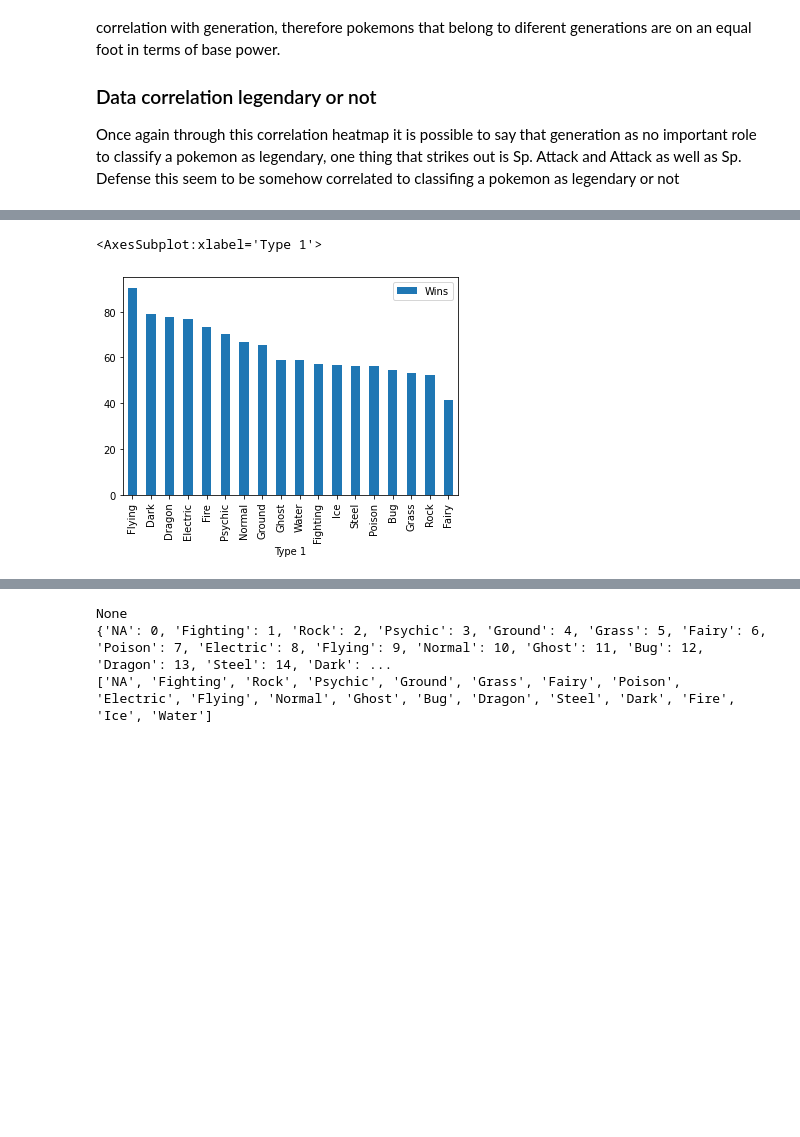
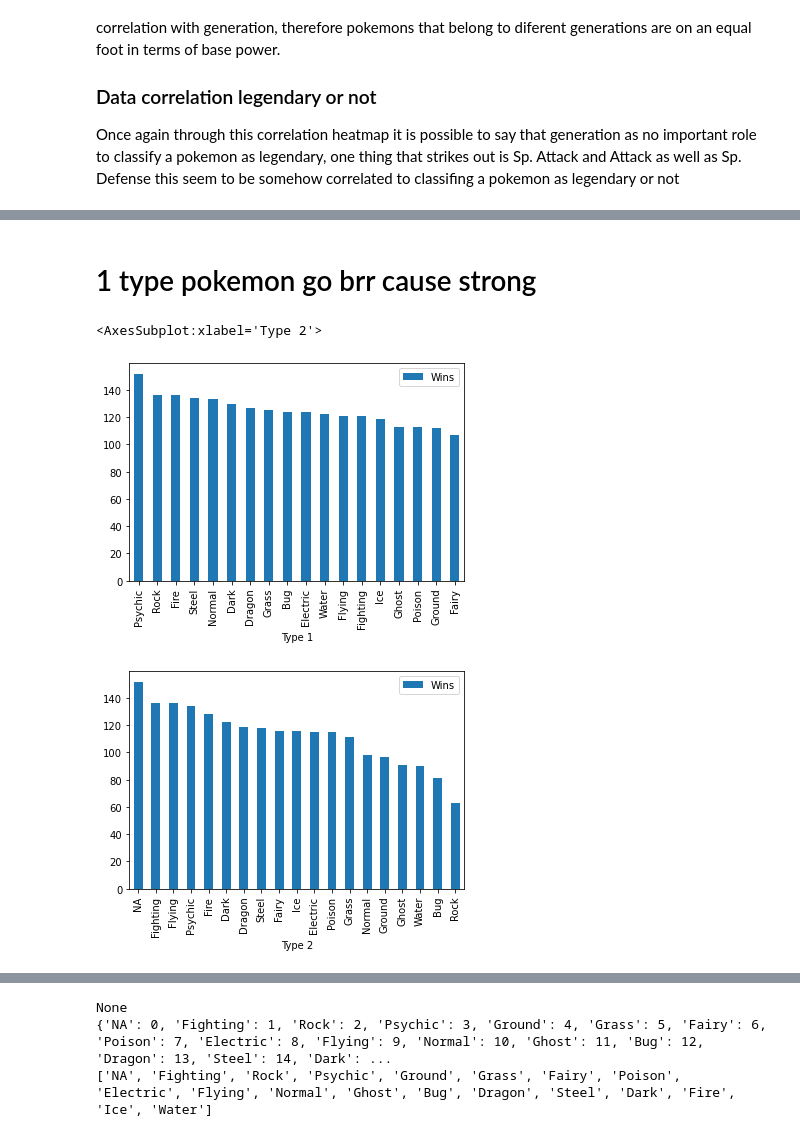
Before and after one commit to Pedro-Lopes-Frisson/TAA, a Jupyter notebook: projeto/Untitled.ipynb, the cells around one changed output, grey strips where cells are left out. Drawn from its saved outputs; the diff is of its cells as text; code cells hidden in the pictures; blank space fills up the shorter version.

```diff
--- a/projeto/Untitled.ipynb
+++ b/projeto/Untitled.ipynb
@@ -88,7 +130,13 @@ sns.boxplot(x='Attack',y='Wins',data=pokemon, palette='rainbow')
+# %% [markdown]
+# 1 type pokemon go brr cause strong
 # %%
-type_1 = pokemon[['Type 1','Wins']].groupby(['Type 1'], as_index=False).mean().set_index('Type 1')
+type_1 = pokemon[['Type 1','Wins']].groupby(['Type 1'], as_index=False).max().set_index('Type 1')
 type_1.sort_values(by='Wins',ascending=False).plot(kind='bar')
+
+type_2 = pokemon[['Type 2','Wins']].groupby(['Type 2'], as_index=False).max().set_index('Type 2')
+type_2.sort_values(by='Wins',ascending=False).plot(kind='bar')
 # %% [output]
-<AxesSubplot:xlabel='Type 1'>
+<AxesSubplot:xlabel='Type 2'>
-[figure, old version]
+[figure, new version]
+[figure, added]
 # %%
```
Also changed, not shown: parts of 17 cells of this notebook.
